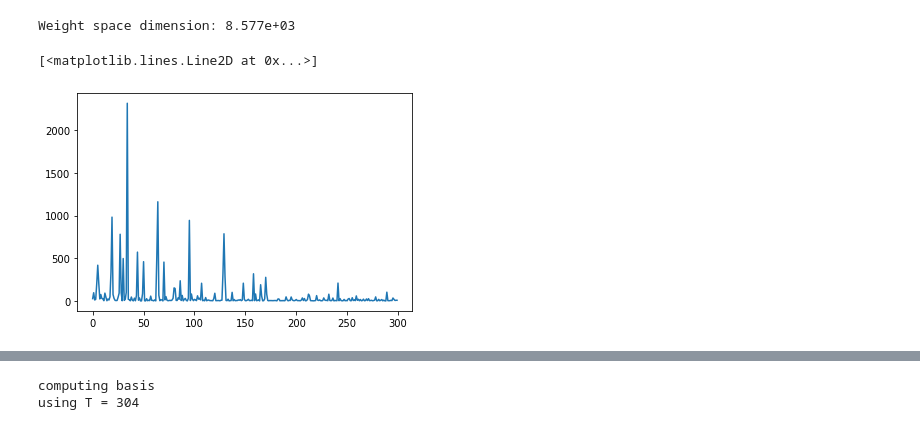
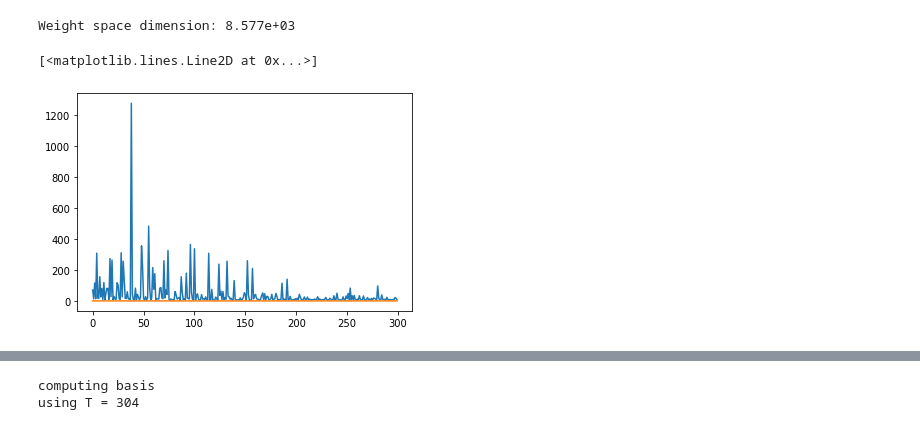
Before and after one commit to StanfordASL/scod-module, a Jupyter notebook: demos/2d_toy_example.ipynb, the cells around one changed output, grey strips where cells are left out. Drawn from its saved outputs; the diff is of its cells as text; code cells hidden in the pictures.

```diff
--- a/demos/2d_toy_example.ipynb
+++ b/demos/2d_toy_example.ipynb
@@ -38,7 +38,7 @@ class TwoDDataset(torch.utils.data.Dataset):
         return (self.X[idx,:], self.Y[idx,None])
 
 class UniformDataset(torch.utils.data.Dataset):
-    def __init__(self, N=100) -> None:
+    def __init__(self, N=500) -> None:
         super().__init__()
 
         x = -3 + 6*np.random.rand(N*2).reshape([N,2])
@@ -197,14 +202,15 @@ Weight space dimension: 8.577e+03
 # %%
 def GP_kernel_y_only(inputs):
     sq_dist = ( (inputs[:,None,1] - inputs[None,:,1])**2 )
     length_scale = 0.2
     kernel = torch.exp(- sq_dist / length_scale)
     return kernel
 
 uniform_dataset = UniformDataset()
 gp_reg_unc_model_2.log_prior_scale.data *= 0
-loss_curve = gp_reg_unc_model_2.optimize_prior_scale_by_GP_kernel(uniform_dataset, GP_kernel_y_only, num_epochs=30, batch_size=10)
+loss_curve, min_eigs = gp_reg_unc_model_2.optimize_prior_scale_by_GP_kernel(uniform_dataset, GP_kernel_y_only, num_epochs=30, batch_size=10)
 plt.plot(loss_curve)
+plt.plot(min_eigs)
 # %% [output]
 [<matplotlib.lines.Line2D at 0x...>]
-[figure, old version]
+[figure, new version]
```
Also changed, not shown: parts of 8 cells of this notebook, 2 other files.
